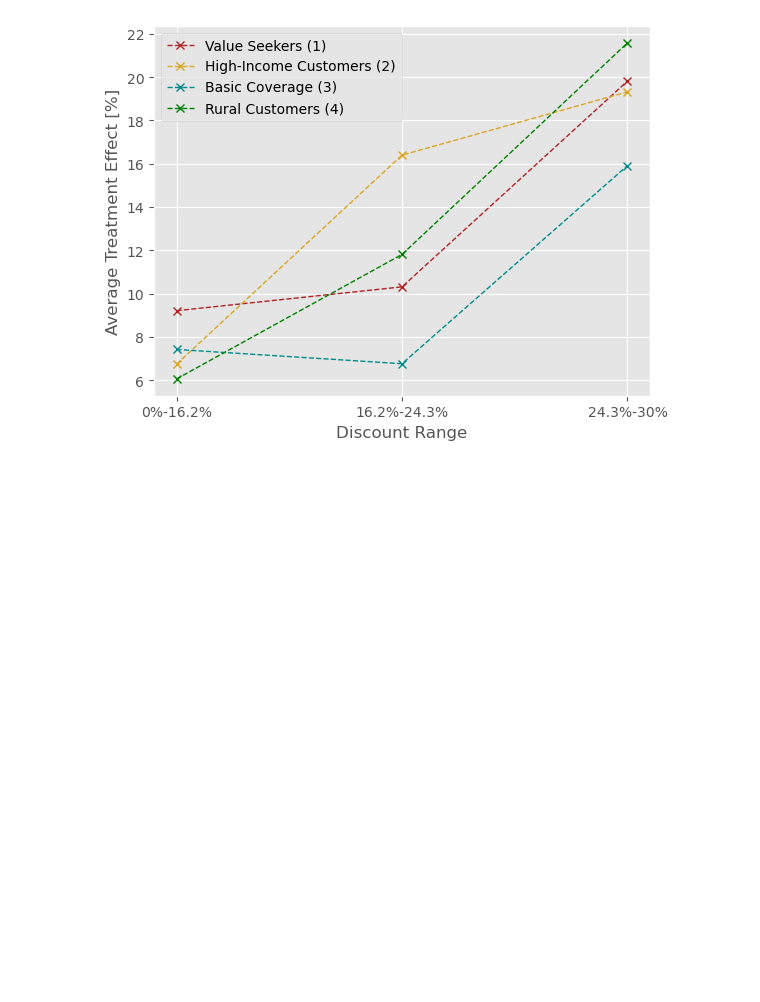
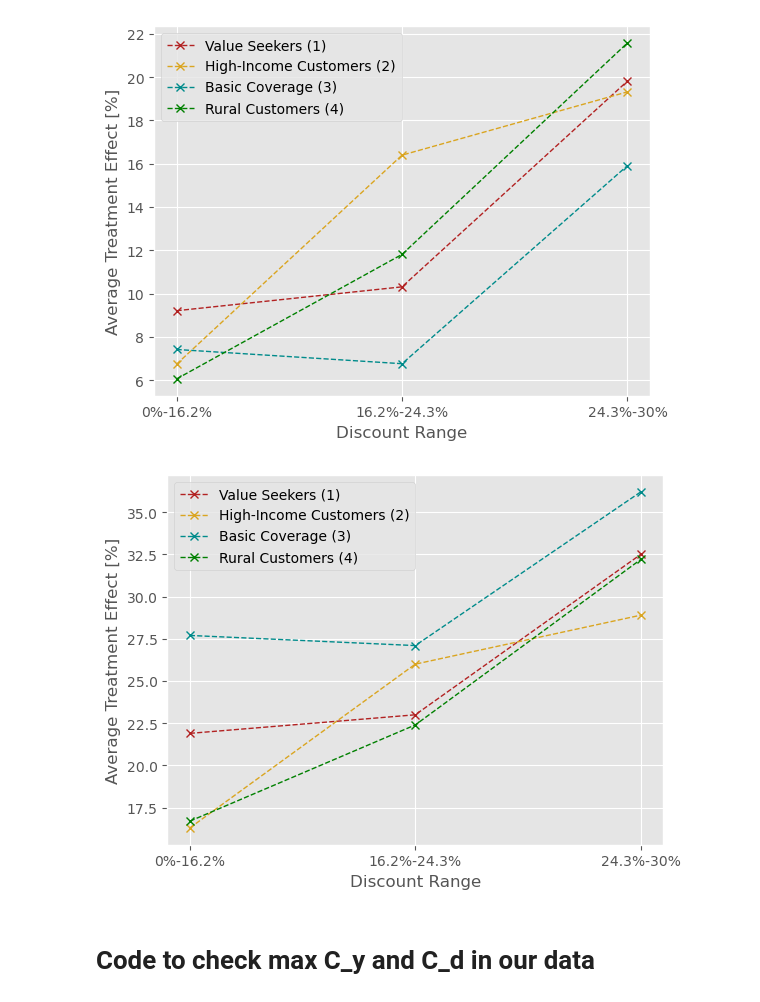
Before and after one commit to victormorizon/baqm-seminar-16, a Jupyter notebook: full_model/main.ipynb, the cells around one changed output. Saved outputs shown, nothing was run; the diff lists cells and outputs as text; code cells hidden in the pictures; blank space fills up the shorter version.

Commit message:
added final plot

```diff
--- a/full_model/main.ipynb
+++ b/full_model/main.ipynb
@@ -124,6 +116,35 @@ plt.ylabel("Average Treatment Effect [%]")
 plt.show()
 # %% [output]
 [figure]
+# %%
+group_1 = [21.9, 23, 32.5]
+group_2 = [16.3, 26, 28.9]
+group_3 = [27.7, 27.1, 36.2]
+group_4 = [16.7, 22.4, 32.2]
+
+
+x = ["0%-16.2%", "16.2%-24.3%", "24.3%-30%"]
+
+fig, ax = plt.subplots()
+
+ax.plot(x, group_1, label="Value Seekers (1)", marker="x", linestyle='--', linewidth=1, color="firebrick")
+
+ax.plot(x, group_2, label="High-Income Customers (2)", marker="x", linestyle='--', linewidth=1, color="goldenrod")
+
+ax.plot(x, group_3, label="Basic Coverage (3)", marker="x", linestyle='--', linewidth=1, color="darkcyan")
+
+ax.plot(x, group_4, label="Rural Customers (4)", marker="x", linestyle='--', linewidth=1, color="green")
+
+plt.xticks(x)
+ax.legend()
+plt.xlabel("Discount Range")
+plt.ylabel("Average Treatment Effect [%]")
+plt.savefig('../plots/final_model.png', dpi=200)
+plt.show()
+# %% [output]
+[figure, added]
+# %% [markdown]
+# Code to check max C_y and C_d in our data
 # %%
 # i = 0
 
```
Also changed, not shown: parts of 1 cell of this notebook, 1 other file.
